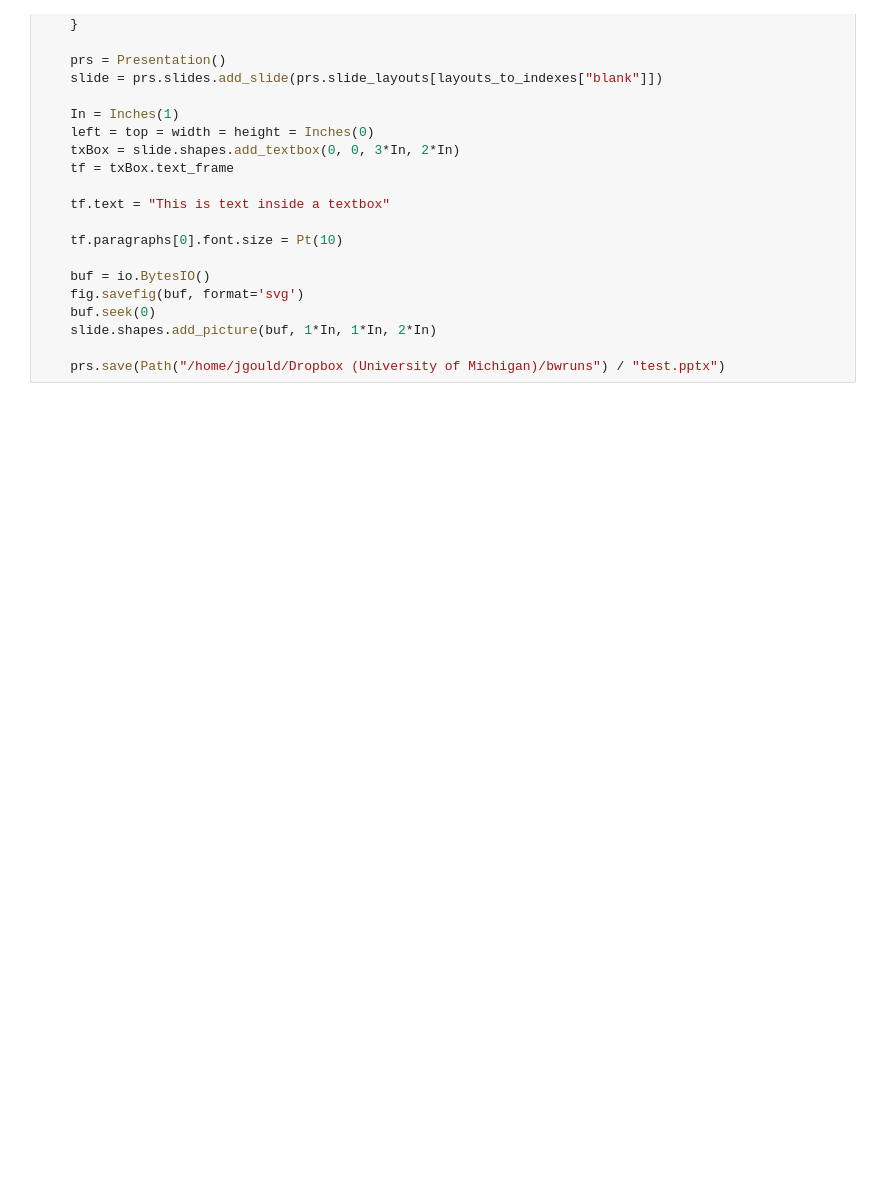
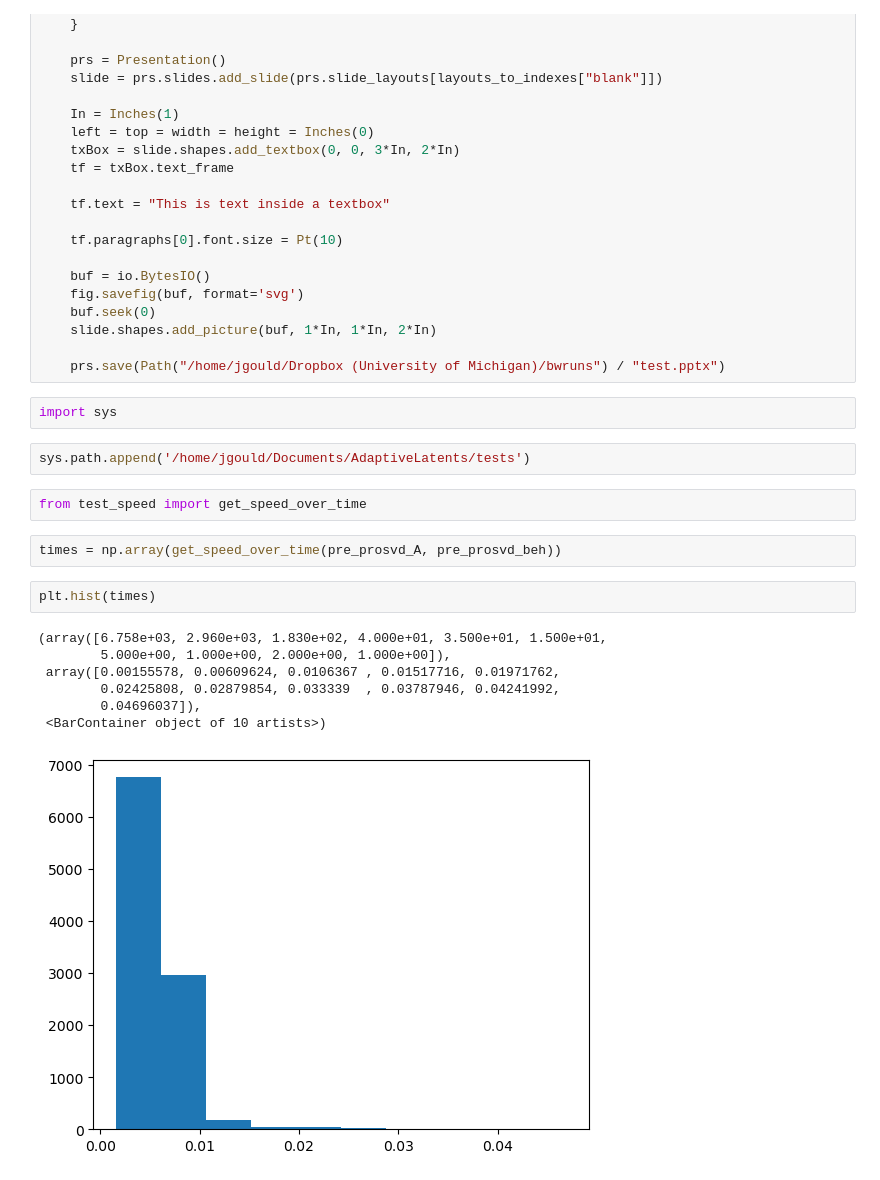
Before and after one commit to draeloslab/AdaptiveLatents, a Jupyter notebook: scripts/visualization_maker.ipynb, the cells around one changed output. Saved outputs shown, nothing was run; the diff lists cells and outputs as text; blank space fills up the shorter version.

```diff
--- a/scripts/visualization_maker.ipynb
+++ b/scripts/visualization_maker.ipynb
@@ -326,3 +306,21 @@ def test_making_powerpoints():
     slide.shapes.add_picture(buf, 1*In, 1*In, 2*In)
 
     prs.save(Path("/home/jgould/Dropbox (University of Michigan)/bwruns") / "test.pptx")
+# %%
+import sys
+# %%
+sys.path.append('/home/jgould/Documents/AdaptiveLatents/tests')
+# %%
+from test_speed import get_speed_over_time
+# %%
+times = np.array(get_speed_over_time(pre_prosvd_A, pre_prosvd_beh))
+# %%
+plt.hist(times)
+# %% [output]
+(array([6.758e+03, 2.960e+03, 1.830e+02, 4.000e+01, 3.500e+01, 1.500e+01,
+        5.000e+00, 1.000e+00, 2.000e+00, 1.000e+00]),
+ array([0.00155578, 0.00609624, 0.0106367 , 0.01517716, 0.01971762,
+        0.02425808, 0.02879854, 0.033339  , 0.03787946, 0.04241992,
+        0.04696037]),
+ <BarContainer object of 10 artists>)
+[figure, added]
```
Also changed, not shown: parts of 3 cells of this notebook, 2 other files.
